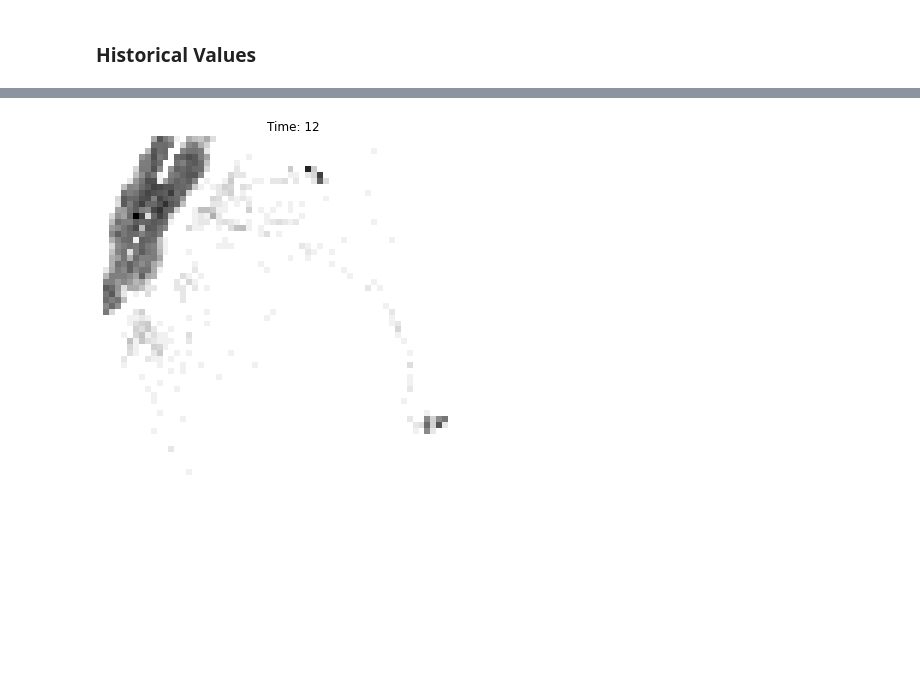
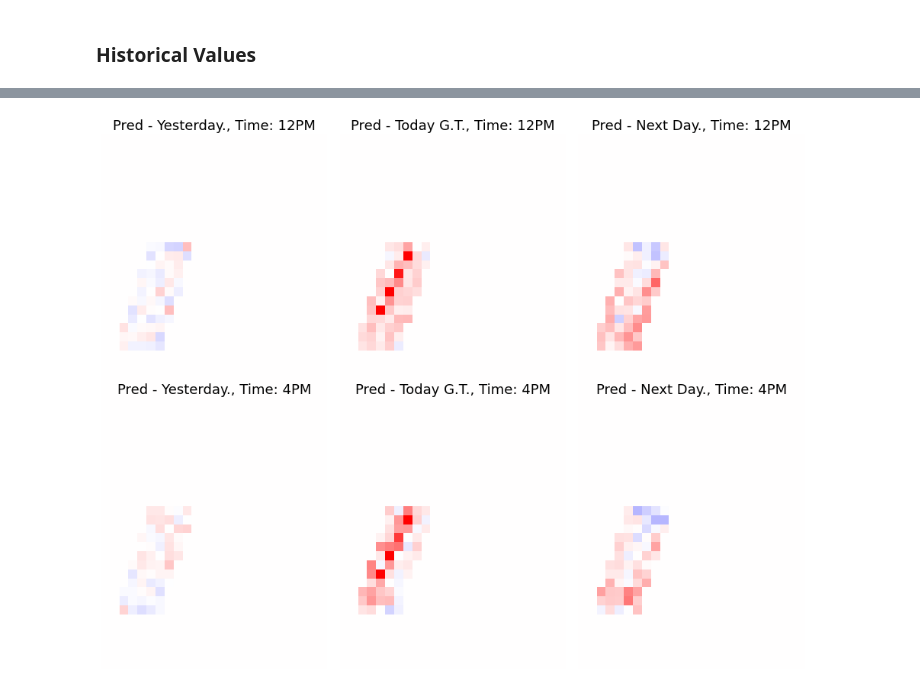
Before and after one commit to BeanHam/2022-urban-inpainting, a Jupyter notebook: model/taxi-inpainting/analysis/scenario-analysis/spatial-scenario.ipynb, the cells around one changed output, grey strips where cells are left out. Saved outputs shown, nothing was run; the diff lists cells and outputs as text; code cells hidden in the pictures; blank space fills up the shorter version.

```diff
--- a/model/taxi-inpainting/analysis/scenario-analysis/spatial-scenario.ipynb
+++ b/model/taxi-inpainting/analysis/scenario-analysis/spatial-scenario.ipynb
@@ -152,14 +181,41 @@ plt.subplots_adjust(left=0.1,
-# %%
-# 06/26/2016
-# (29+31+30+31+25)*24 = 3504
-
-plt.figure(figsize=(7,7))
-index = 3516
-single = test_imgs[index]
-plt.imshow(np.log(single*1428+1), cmap='Greys')
-plt.title(f'Time: {index-3504}')
-plt.axis('off')
-#plt.savefig('parade.png', bbox_inches='tight', dpi=600)
-pass
-# %% [output]
-[figure, removed]
+# %%
+## visualizations
+VMAX=2
+VMIN=-2
+fig_size = 16
+fig, axs = plt.subplots(num, 3, figsize=(fig_size,fig_size))
+fontsize = 18
+long_boundary = 25
+lat_boundary = 30
+for i in range(num):
+    neighbor_indices = [indices[i]-24, indices[i], indices[i]+24]
+    _, gt = zip(*[dataset_test[i] for i in neighbor_indices])
+    gt = torch.stack(gt)
+    gt = gt[:,:,-1,:,:]
+    gt = torch.log(gt*all_time_max+1)
+    #gt[1] = output_comp_l1[i]
+
+    ## visualizations
+    axs[i,0].imshow(((1-mask[i][0])*output_comp_l1[i][0])[:lat_boundary, :long_boundary]-\
+                    ((1-mask[i][0])*gt[0][0])[:lat_boundary, :long_boundary],
+                    vmin=VMIN, vmax=VMAX,cmap='bwr')
+    axs[i,0].set_title(f'Pred - Yesterday., Time: {times[i]}', size=fontsize)
+    axs[i,0].axis('off')
+    axs[i,1].imshow(((1-mask[i][0])*output_comp_l1[i][0])[:lat_boundary, :long_boundary]-\
+                    ((1-mask[i][0])*gt[1][0])[:lat_boundary, :long_boundary],
+                    vmin=VMIN, vmax=VMAX,cmap='bwr')
+    axs[i,1].set_title(f'Pred - Today G.T., Time: {times[i]}', size=fontsize)
+    axs[i,1].axis('off')
+    axs[i,2].imshow(((1-mask[i][0])*output_comp_l1[i][0])[:lat_boundary, :long_boundary]-\
+                    ((1-mask[i][0])*gt[2][0])[:lat_boundary, :long_boundary],
+                    vmin=VMIN, vmax=VMAX,cmap='bwr')
+    axs[i,2].set_title(f'Pred - Next Day., Time: {times[i]}', size=fontsize)
+    axs[i,2].axis('off')
+plt.subplots_adjust(left=0.1,
+                    bottom=0.1,
+                    right=0.9,
+                    top=0.9,
+                    wspace=0.06,
+                    hspace=-0.4)
+# %% [output]
+[figure, added]
```
Also changed, not shown: parts of 6 cells of this notebook, 6 other files.
